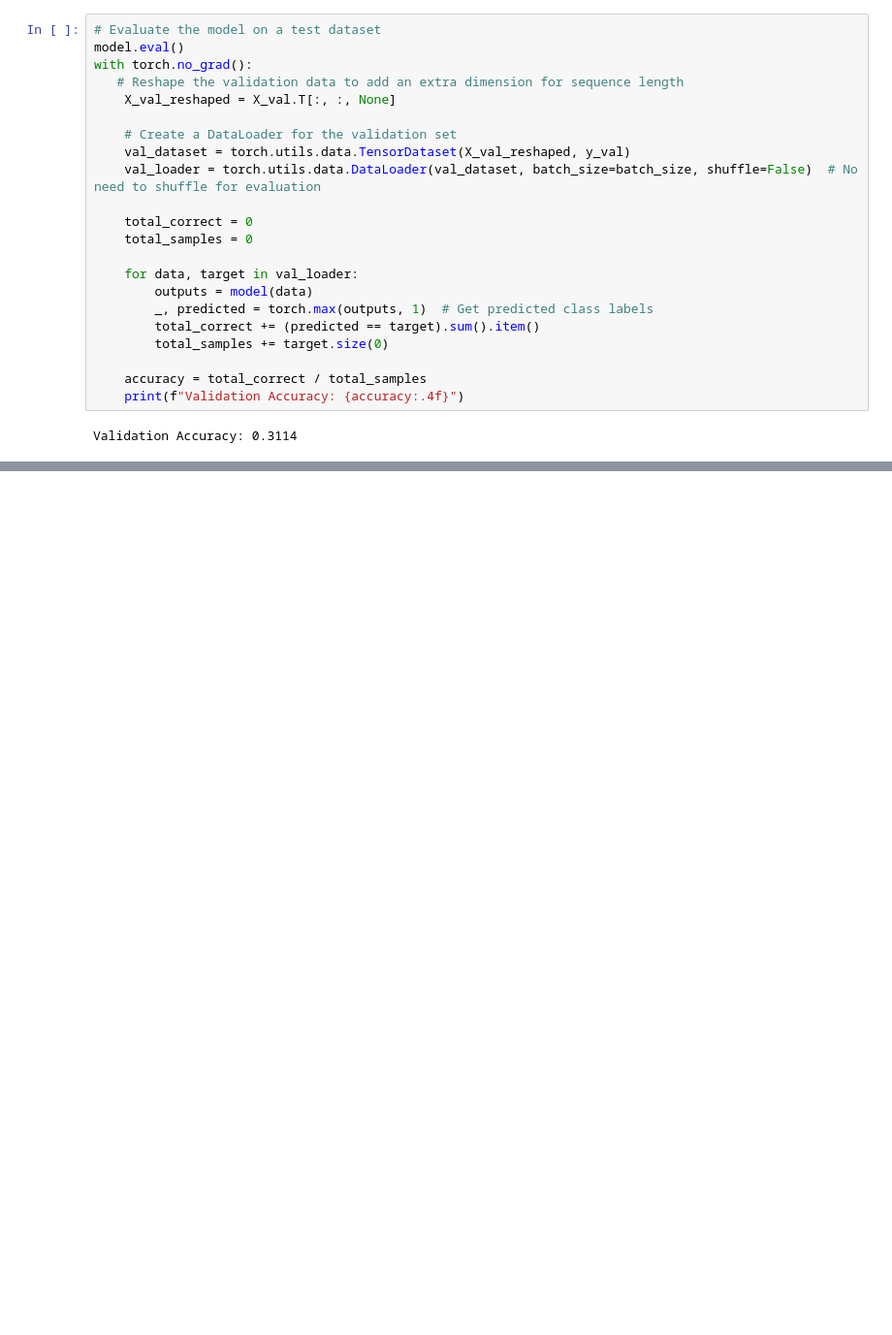
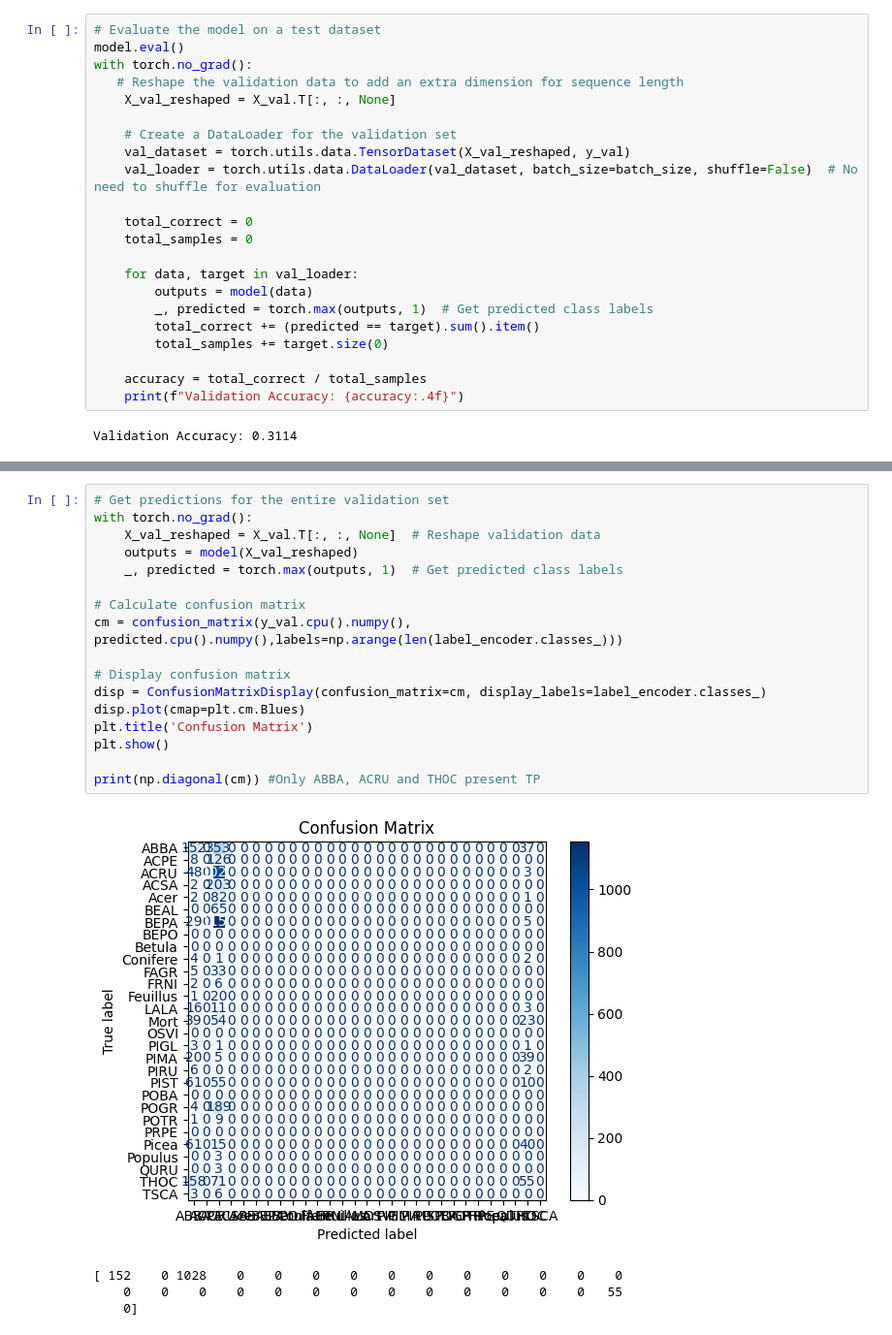
Before and after one commit to guillaumetougas/sbl_hyperspectral_ai, a Jupyter notebook: 02_scripts/sbl_hyperspec_1D_CNN.ipynb, the cells around one changed output, grey strips where cells are left out. Shown: that part at 97% size. Cells and saved outputs as stored; diff of their text form; blank space fills up the shorter version.

Commit message:
Visualize confusion matrix

```diff
--- a/02_scripts/sbl_hyperspec_1D_CNN.ipynb
+++ b/02_scripts/sbl_hyperspec_1D_CNN.ipynb
@@ -242,0 +255,22 @@ Validation Accuracy: 0.3114
+# %%
+# Get predictions for the entire validation set
+with torch.no_grad():
+    X_val_reshaped = X_val.T[:, :, None]  # Reshape validation data
+    outputs = model(X_val_reshaped)
+    _, predicted = torch.max(outputs, 1)  # Get predicted class labels
+
+# Calculate confusion matrix
+cm = confusion_matrix(y_val.cpu().numpy(), predicted.cpu().numpy(),labels=np.arange(len(label_encoder.classes_)))
+
+# Display confusion matrix
+disp = ConfusionMatrixDisplay(confusion_matrix=cm, display_labels=label_encoder.classes_)
+disp.plot(cmap=plt.cm.Blues)
+plt.title('Confusion Matrix')
+plt.show()
+
+print(np.diagonal(cm)) #Only ABBA, ACRU and THOC present TP
+# %% [output]
+[figure, added]
+[ 152    0 1028    0    0    0    0    0    0    0    0    0    0    0
+    0    0    0    0    0    0    0    0    0    0    0    0    0   55
+    0]
```
Also changed, not shown: parts of 2 cells of this notebook.
